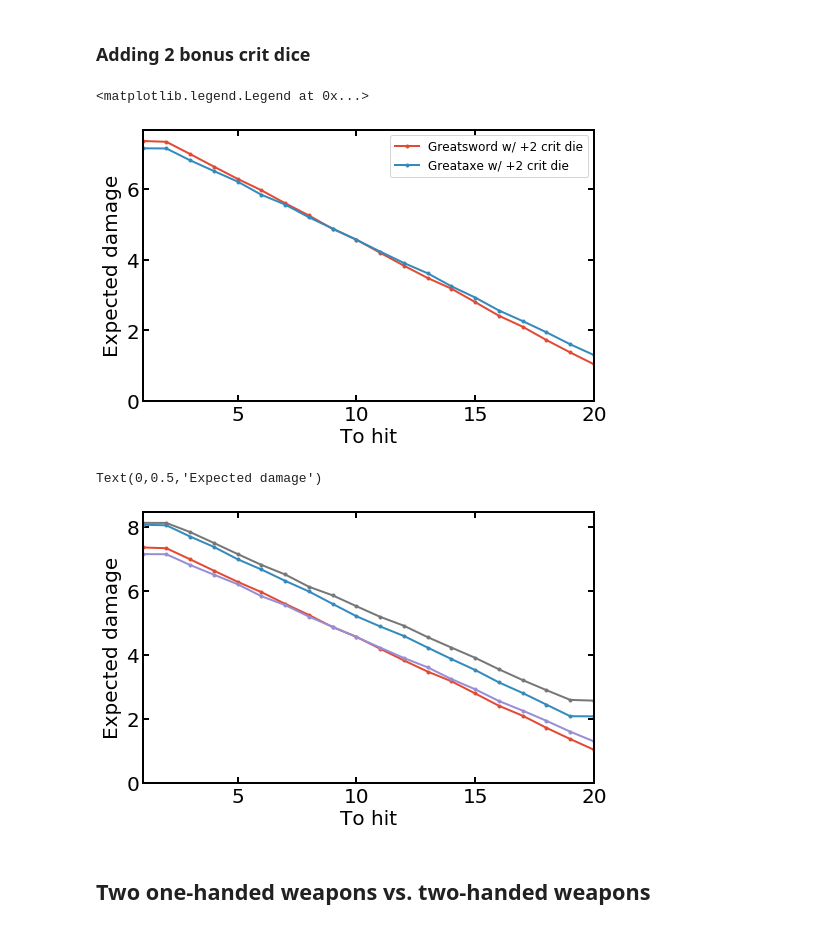
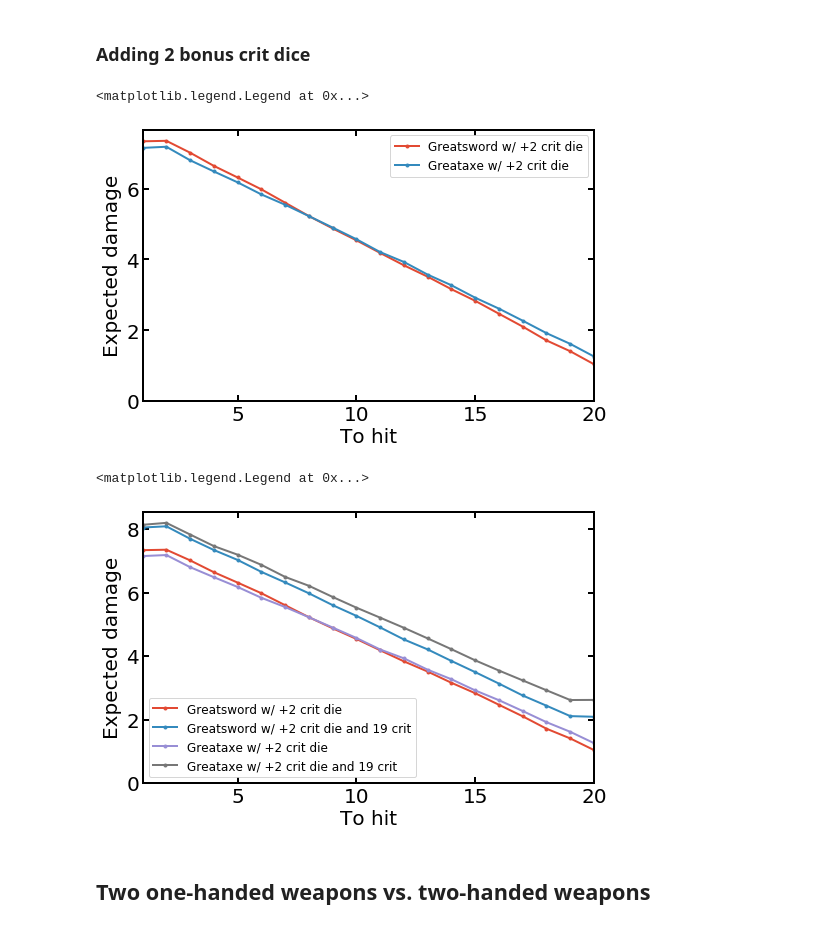
Before and after one commit to aaronsharpe/DnD, a Jupyter notebook: melee_analysis.ipynb, the cells around one changed output. Cells and saved outputs as stored; diff of their text form; code cells hidden in the pictures.

```diff
--- a/melee_analysis.ipynb
+++ b/melee_analysis.ipynb
@@ -187,19 +141,16 @@ gs_bcrit['label'] = 'Greatsword w/ +2 crit die'
 # %%
-gs_bcrit19 = DnD.melee_vs_ac(100000, range(21), hit_die=6, num_hit_dice=2, bonus_crit_dice=2, crit_19=True)
-gs_bcrit19['label'] = 'Greatsword w/ +2 crit die and 19 crit'
+gs_bcrit19 = DnD.melee_stats(100000, range(21), label='Greatsword w/ +2 crit die and 19 crit', dmg_die=6, num_dmg_dice=2, bonus_crit_dice=2, crit_19=True)
 # %%
-ga_bcrit = DnD.melee_vs_ac(100000, range(21), hit_die=12, num_hit_dice=1, bonus_crit_dice=2)
-ga_bcrit['label'] = 'Greataxe w/ +2 crit die'
+ga_bcrit = DnD.melee_stats(100000, range(21), label='Greataxe w/ +2 crit die', dmg_die=12, num_dmg_dice=1, bonus_crit_dice=2)
 # %%
-ga_bcrit19 = DnD.melee_vs_ac(100000, range(21), hit_die=12, num_hit_dice=1, bonus_crit_dice=2, crit_19=True)
-ga_bcrit19['label'] = 'Greataxe w/ +2 crit die and 19 crit'
+ga_bcrit19 = DnD.melee_stats(100000, range(21), label='Greataxe w/ +2 crit die and 19 crit', dmg_die=12, num_dmg_dice=1, bonus_crit_dice=2, crit_19=True)
 # %%
 fig,ax = plt.subplots(figsize = (5*1.618,5))
 
 weaps = [gs_bcrit, ga_bcrit]
 
 for weap in weaps:
-    plt.plot(ac,weap['dmg_mean'],'.-',label= weap['label'])
+    plt.plot(range(21),weap.dmg_mean,'.-',label= weap.label)
 
 plt.xlim(1,20)
 plt.ylim(0)
@@ -210,25 +161,25 @@ plt.ylabel('Expected damage')
 plt.legend(fontsize=12)
 # %% [output]
 <matplotlib.legend.Legend at 0x...>
-[figure, old version]
+[figure, new version]
 # %%
 fig,ax = plt.subplots(figsize = (5*1.618,5))
 
 weaps = [gs_bcrit, gs_bcrit19, ga_bcrit, ga_bcrit19]
 
 for weap in weaps:
-    plt.plot(ac,weap['dmg_mean'],'.-',label= weap['label'])
+    plt.plot(range(21),weap.dmg_mean,'.-',label= weap.label)
 
 plt.xlim(1,20)
 plt.ylim(0)
 
 plt.xlabel('To hit')
 plt.ylabel('Expected damage')
 
-#plt.legend(fontsize=12)
+plt.legend(fontsize=12)
 # %% [output]
-Text(0,0.5,'Expected damage')
+<matplotlib.legend.Legend at 0x...>
-[figure, old version]
+[figure, new version]
 # %% [markdown]
 ## Two one-handed weapons vs. two-handed weapons
 # %% [markdown]
```
Also changed, not shown: parts of 38 cells of this notebook, 1 other file.
